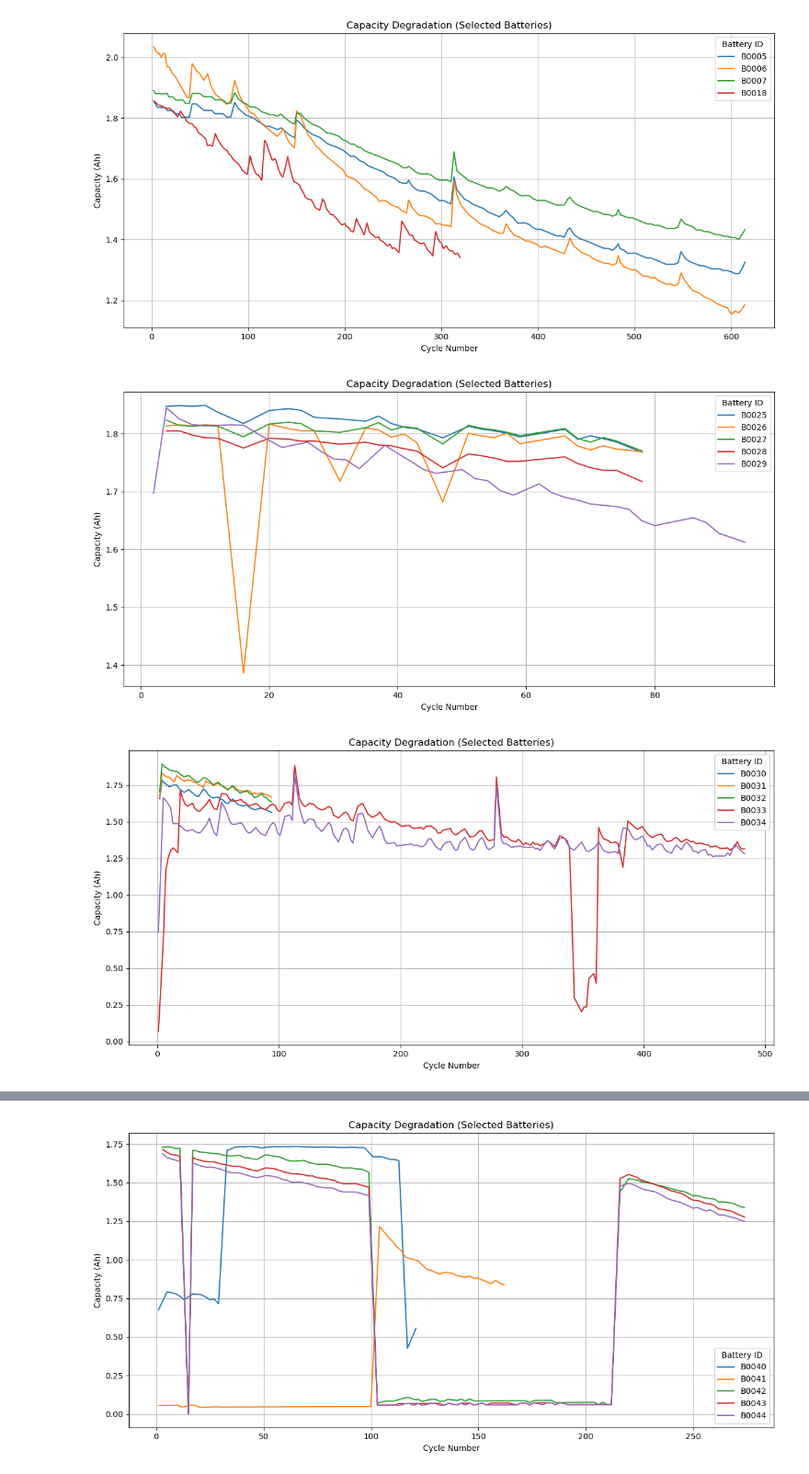
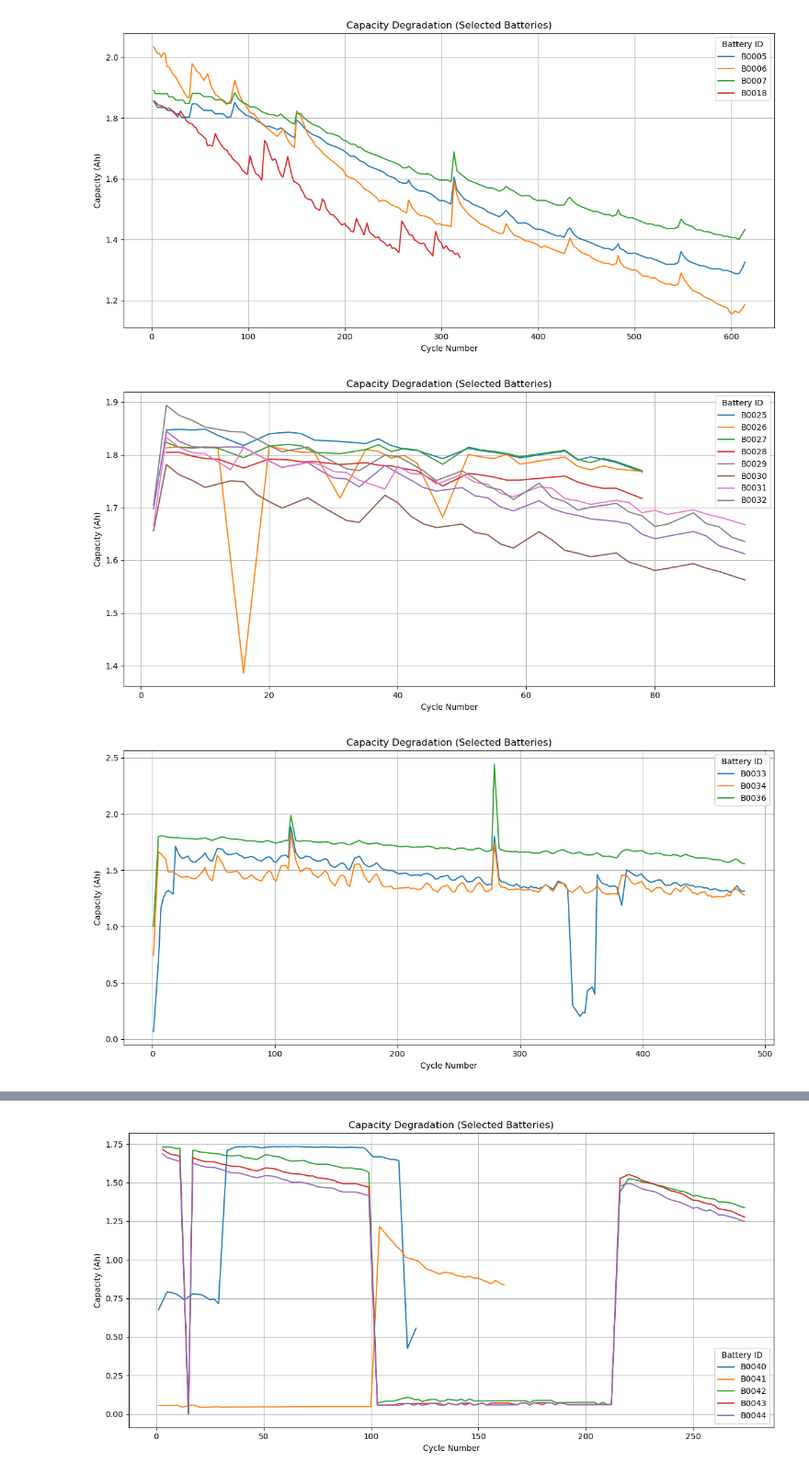
Before and after one commit to Safwanny/Battery-RUL-Prediction, a Jupyter notebook: Battery_RUL_Prediction.ipynb, the cells around one changed output, grey strips where cells are left out. Shown at 92% size. Cells and saved outputs as stored; diff of their text form; code cells hidden in the pictures.

```diff
--- a/Battery_RUL_Prediction.ipynb
+++ b/Battery_RUL_Prediction.ipynb
@@ -169,7 +169,7 @@ plt.show()
 # %% [output]
 [figure]
 # %%
-selected_batteries = ['B0025', 'B0026', 'B0027', 'B0028', 'B0029']
+selected_batteries = ['B0025', 'B0026', 'B0027', 'B0028', 'B0029', 'B0030', 'B0031', 'B0032']
 
 plt.figure(figsize=(12, 6))
 
@@ -185,23 +185,23 @@ plt.grid(True)
 plt.tight_layout()
 plt.show()
 # %% [output]
-[figure, old version]
+[figure, new version]
 # %%
-selected_batteries = ['B0030', 'B0031', 'B0032', 'B0033', 'B0034',]
+selected_batteries = ['B0033', 'B0034', 'B0036']
 
 plt.figure(figsize=(12, 6))
 
 for batt in selected_batteries:
     batt_data = summary_df[summary_df['battery_id'] == batt]
     plt.plot(batt_data['cycle_num'], batt_data['capacity'], label=batt)
 
 plt.title("Capacity Degradation (Selected Batteries)")
 plt.xlabel("Cycle Number")
 plt.ylabel("Capacity (Ah)")
 plt.legend(title='Battery ID')
 plt.grid(True)
 plt.tight_layout()
 plt.show()
 # %% [output]
-[figure, old version]
+[figure, new version]
 # %%
```
Also changed, not shown: parts of 19 cells of this notebook.
